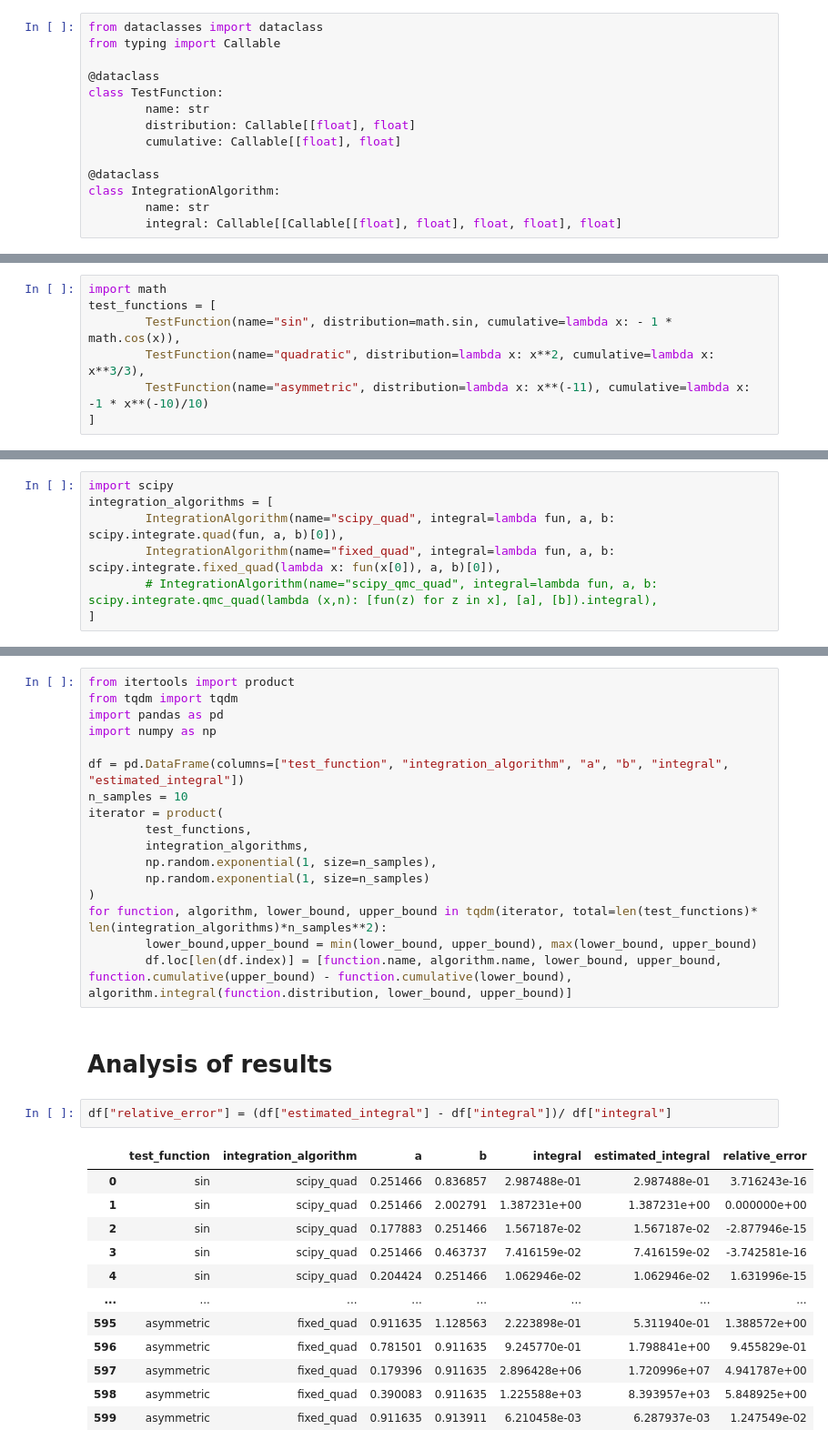
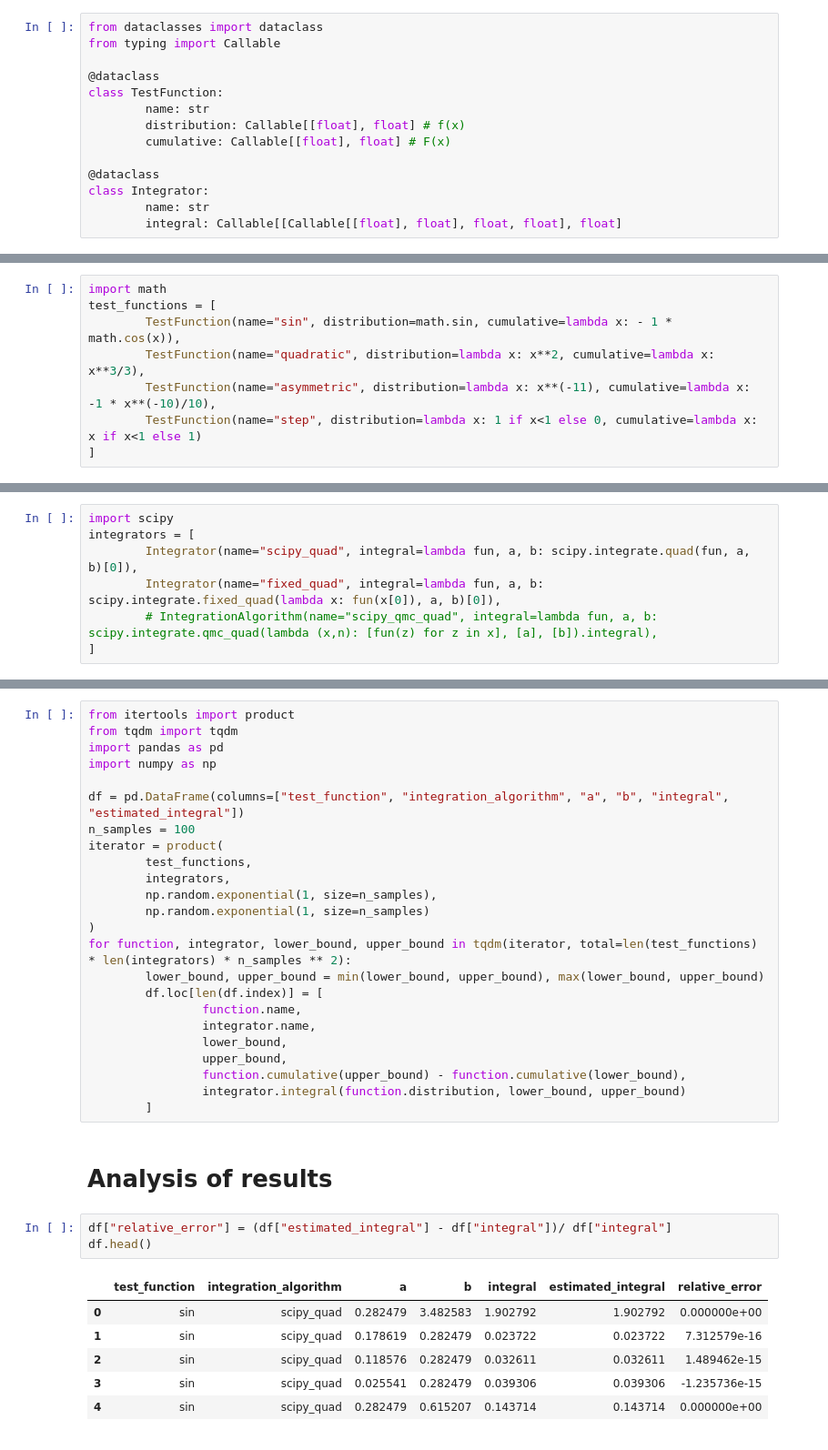
Before and after one commit to migueltorrescosta/notebooks, a Jupyter notebook: Scribbles/NumericalIntegration.ipynb, the cells around one changed output, grey strips where cells are left out. Shown at 91% size. Saved outputs shown, nothing was run; the diff lists cells and outputs as text.

```diff
--- a/Scribbles/NumericalIntegration.ipynb
+++ b/Scribbles/NumericalIntegration.ipynb
@@ -9,11 +13,11 @@ from typing import Callable
 @dataclass
 class TestFunction:
         name: str
-        distribution: Callable[[float], float]
-        cumulative: Callable[[float], float]
+        distribution: Callable[[float], float] # f(x)
+        cumulative: Callable[[float], float] # F(x)
 
 @dataclass
-class IntegrationAlgorithm:
+class Integrator:
         name: str
         integral: Callable[[Callable[[float], float], float, float], float]
 # %% [markdown]
@@ -23,6 +27,7 @@ import math
 test_functions = [
         TestFunction(name="sin", distribution=math.sin, cumulative=lambda x: - 1 * math.cos(x)),
         TestFunction(name="quadratic", distribution=lambda x: x**2, cumulative=lambda x: x**3/3),
-        TestFunction(name="asymmetric", distribution=lambda x: x**(-11), cumulative=lambda x: -1 * x**(-10)/10)
+        TestFunction(name="asymmetric", distribution=lambda x: x**(-11), cumulative=lambda x: -1 * x**(-10)/10),
+        TestFunction(name="step", distribution=lambda x: 1 if x<1 else 0, cumulative=lambda x: x if x<1 else 1)
 ]
 # %% [markdown]
@@ -30,8 +35,8 @@ test_functions = [
 # %%
 import scipy
-integration_algorithms = [
-        IntegrationAlgorithm(name="scipy_quad", integral=lambda fun, a, b: scipy.integrate.quad(fun, a, b)[0]),
-        IntegrationAlgorithm(name="fixed_quad", integral=lambda fun, a, b: scipy.integrate.fixed_quad(lambda x: fun(x[0]), a, b)[0]),
+integrators = [
+        Integrator(name="scipy_quad", integral=lambda fun, a, b: scipy.integrate.quad(fun, a, b)[0]),
+        Integrator(name="fixed_quad", integral=lambda fun, a, b: scipy.integrate.fixed_quad(lambda x: fun(x[0]), a, b)[0]),
         # IntegrationAlgorithm(name="scipy_qmc_quad", integral=lambda fun, a, b: scipy.integrate.qmc_quad(lambda (x,n): [fun(z) for z in x], [a], [b]).integral),
 ]
 # %% [markdown]
@@ -43,30 +48,32 @@ import pandas as pd
 import numpy as np
 
 df = pd.DataFrame(columns=["test_function", "integration_algorithm", "a", "b", "integral", "estimated_integral"])
-n_samples = 10
+n_samples = 100
 iterator = product(
         test_functions,
-        integration_algorithms,
+        integrators,
         np.random.exponential(1, size=n_samples),
         np.random.exponential(1, size=n_samples)
 )
-for function, algorithm, lower_bound, upper_bound in tqdm(iterator, total=len(test_functions)* len(integration_algorithms)*n_samples**2):
-        lower_bound,upper_bound = min(lower_bound, upper_bound), max(lower_bound, upper_bound)
-        df.loc[len(df.index)] = [function.name, algorithm.name, lower_bound, upper_bound, function.cumulative(upper_bound) - function.cumulative(lower_bound), algorithm.integral(function.distribution, lower_bound, upper_bound)]
+for function, integrator, lower_bound, upper_bound in tqdm(iterator, total=len(test_functions) * len(integrators) * n_samples ** 2):
+        lower_bound, upper_bound = min(lower_bound, upper_bound), max(lower_bound, upper_bound)
+        df.loc[len(df.index)] = [
+                function.name,
+                integrator.name,
+                lower_bound,
+                upper_bound,
+                function.cumulative(upper_bound) - function.cumulative(lower_bound),
+                integrator.integral(function.distribution, lower_bound, upper_bound)
+        ]
 # %% [markdown]
 # Analysis of results
 # %%
 df["relative_error"] = (df["estimated_integral"] - df["integral"])/ df["integral"]
+df.head()
 # %% [output]
 |  | test_function | integration_algorithm | a | b | integral | estimated_integral | relative_error |
-| 0 | sin | scipy_quad | 0.251466 | 0.836857 | 2.987488e-01 | 2.987488e-01 | 3.716243e-16 |
-| 1 | sin | scipy_quad | 0.251466 | 2.002791 | 1.387231e+00 | 1.387231e+00 | 0.000000e+00 |
-| 2 | sin | scipy_quad | 0.177883 | 0.251466 | 1.567187e-02 | 1.567187e-02 | -2.877946e-15 |
-| 3 | sin | scipy_quad | 0.251466 | 0.463737 | 7.416159e-02 | 7.416159e-02 | -3.742581e-16 |
-| 4 | sin | scipy_quad | 0.204424 | 0.251466 | 1.062946e-02 | 1.062946e-02 | 1.631996e-15 |
-| ... | ... | ... | ... | ... | ... | ... | ... |
-| 595 | asymmetric | fixed_quad | 0.911635 | 1.128563 | 2.223898e-01 | 5.311940e-01 | 1.388572e+00 |
-| 596 | asymmetric | fixed_quad | 0.781501 | 0.911635 | 9.245770e-01 | 1.798841e+00 | 9.455829e-01 |
-| 597 | asymmetric | fixed_quad | 0.179396 | 0.911635 | 2.896428e+06 | 1.720996e+07 | 4.941787e+00 |
-| 598 | asymmetric | fixed_quad | 0.390083 | 0.911635 | 1.225588e+03 | 8.393957e+03 | 5.848925e+00 |
-| 599 | asymmetric | fixed_quad | 0.911635 | 0.913911 | 6.210458e-03 | 6.287937e-03 | 1.247549e-02 |
+| 0 | sin | scipy_quad | 0.282479 | 3.482583 | 1.902792 | 1.902792 | 0.000000e+00 |
+| 1 | sin | scipy_quad | 0.178619 | 0.282479 | 0.023722 | 0.023722 | 7.312579e-16 |
+| 2 | sin | scipy_quad | 0.118576 | 0.282479 | 0.032611 | 0.032611 | 1.489462e-15 |
+| 3 | sin | scipy_quad | 0.025541 | 0.282479 | 0.039306 | 0.039306 | -1.235736e-15 |
+| 4 | sin | scipy_quad | 0.282479 | 0.615207 | 0.143714 | 0.143714 | 0.000000e+00 |
```
Also changed, not shown: parts of 4 cells of this notebook.
